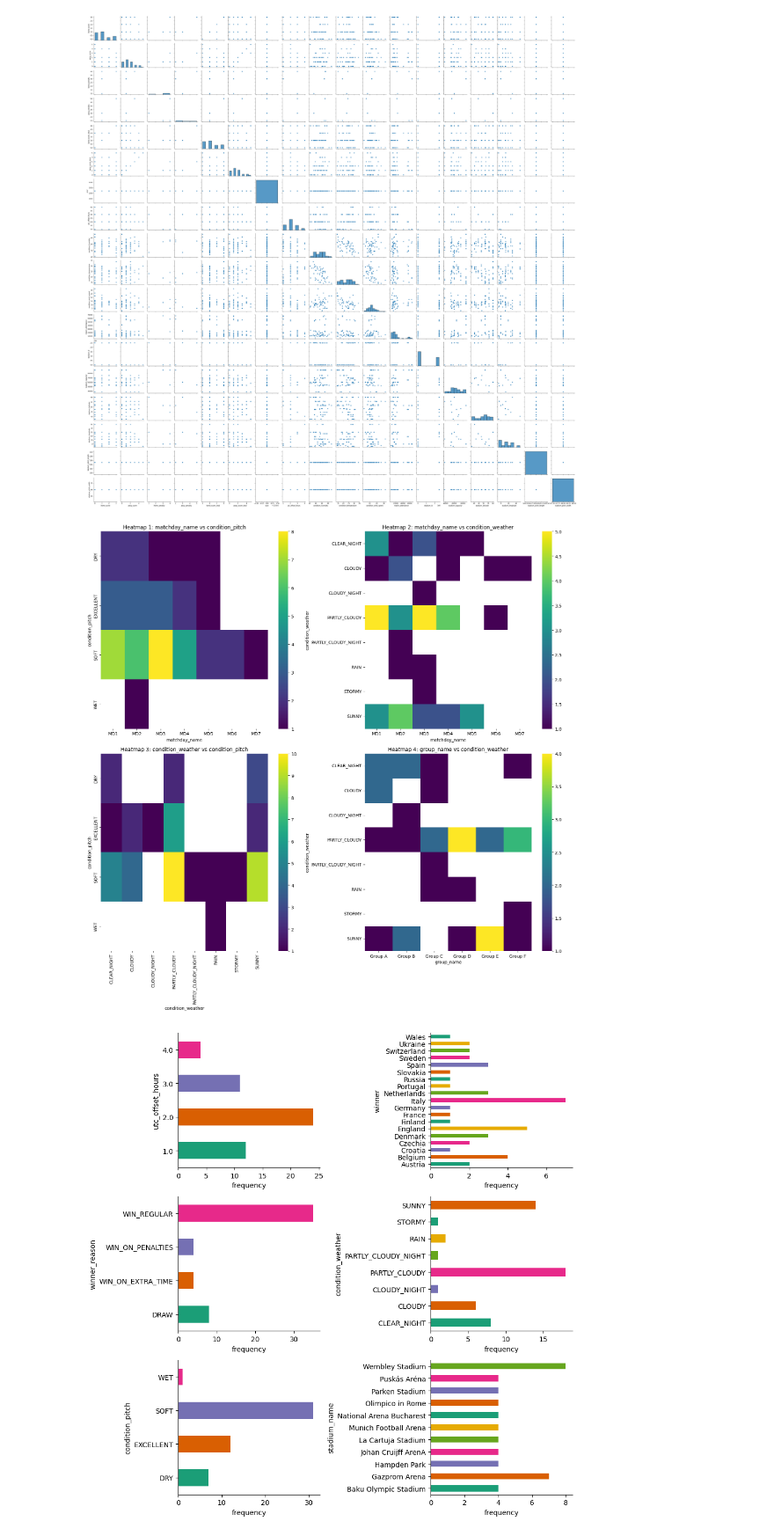
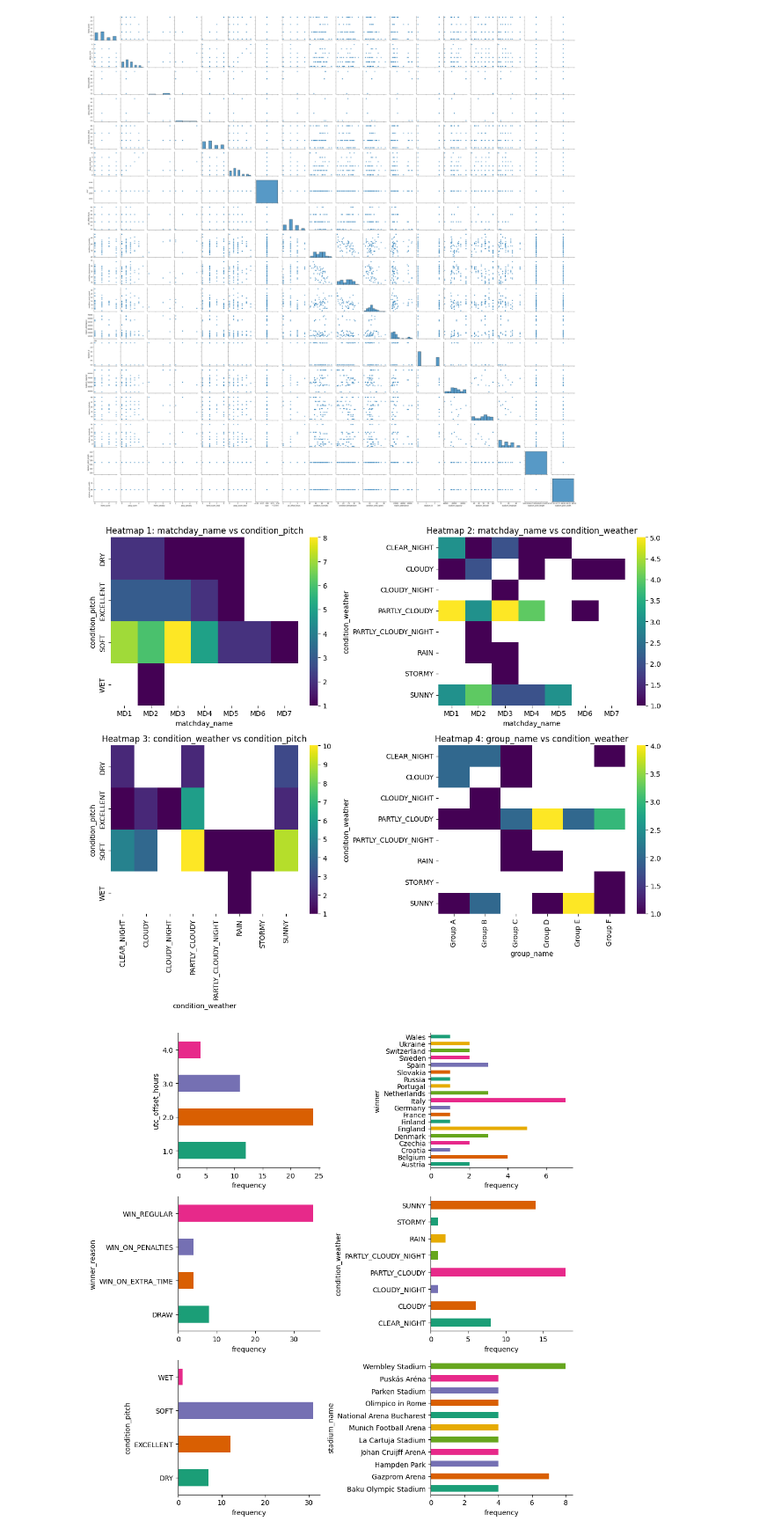
Before and after one commit to SFETNI/Omdena-UEFAEURO2024, a Jupyter notebook: task2-data-analysis/2020.ipynb, the cells around one changed output. Shown at 88% size. Drawn from its saved outputs; the diff is of its cells as text; code cells hidden in the pictures.

Commit message:
Preprocessing and EDA of EURO 2020 dataset

```diff
--- a/task2-data-analysis/2020.ipynb
+++ b/task2-data-analysis/2020.ipynb
@@ -1,6 +1,6 @@
 # %%
 import pandas as pd
-df = pd.read_csv("/content/TunisiaLocalChapter_UEFAEURO2024/Datasets/2020.csv")
+df = pd.read_csv("/content/TunisiaLocalChapter_UEFAEURO2024/Datasets/Football - Soccer - UEFA EURO, 1960 - 2024/matches/matches/euro/2020.csv")
 df.head(55)
 # %% [output]
 |  | home_team | away_team | home_team_code | away_team_code | home_score | away_score | home_penalty | ... |
@@ -465,7 +433,7 @@ import seaborn as sns
 import pandas as pd
 
 # Create the 2x2 grid of subplots
-fig, axes = plt.subplots(2, 2, figsize=(16, 16))
+fig, axes = plt.subplots(2, 2, figsize=(12, 10))
 
 # First heatmap
 df_2dhist_1 = pd.DataFrame({
@@ -484,34 +452,34 @@ df_2dhist_2 = pd.DataFrame({
 })
 sns.heatmap(df_2dhist_2, cmap='viridis', ax=axes[0, 1])
 axes[0, 1].set_xlabel('matchday_name')
 axes[0, 1].set_ylabel('condition_weather')
 axes[0, 1].set_title('Heatmap 2: matchday_name vs condition_weather')
 
 # Third heatmap
 df_2dhist_3 = pd.DataFrame({
     x_label: grp['condition_pitch'].value_counts()
     for x_label, grp in df.groupby('condition_weather')
 })
 sns.heatmap(df_2dhist_3, cmap='viridis', ax=axes[1, 0])
 axes[1, 0].set_xlabel('condition_weather')
 axes[1, 0].set_ylabel('condition_pitch')
 axes[1, 0].set_title('Heatmap 3: condition_weather vs condition_pitch')
 
 # Fourth heatmap
 df_2dhist_4 = pd.DataFrame({
     x_label: grp['condition_weather'].value_counts()
     for x_label, grp in df.groupby('group_name')
 })
 sns.heatmap(df_2dhist_4, cmap='viridis', ax=axes[1, 1])
 axes[1, 1].set_xlabel('group_name')
 axes[1, 1].set_ylabel('condition_weather')
 axes[1, 1].set_title('Heatmap 4: group_name vs condition_weather')
 
 # Adjust layout
 plt.tight_layout()
 plt.show()
 # %% [output]
-[figure, old version]
+[figure, new version]
 # %%
 # Create a figure with 2 rows and 2 columns of subplots
 fig, axes = plt.subplots(3, 2, figsize=(10, 10))
```
Also changed, not shown: parts of 8 cells of this notebook.
